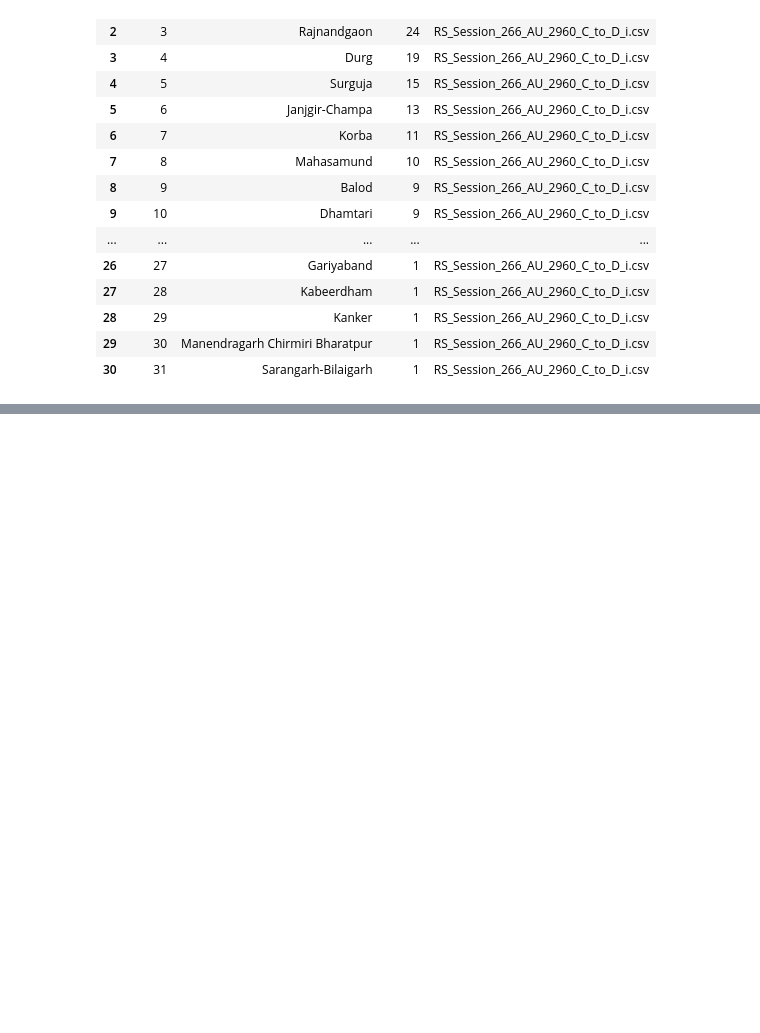
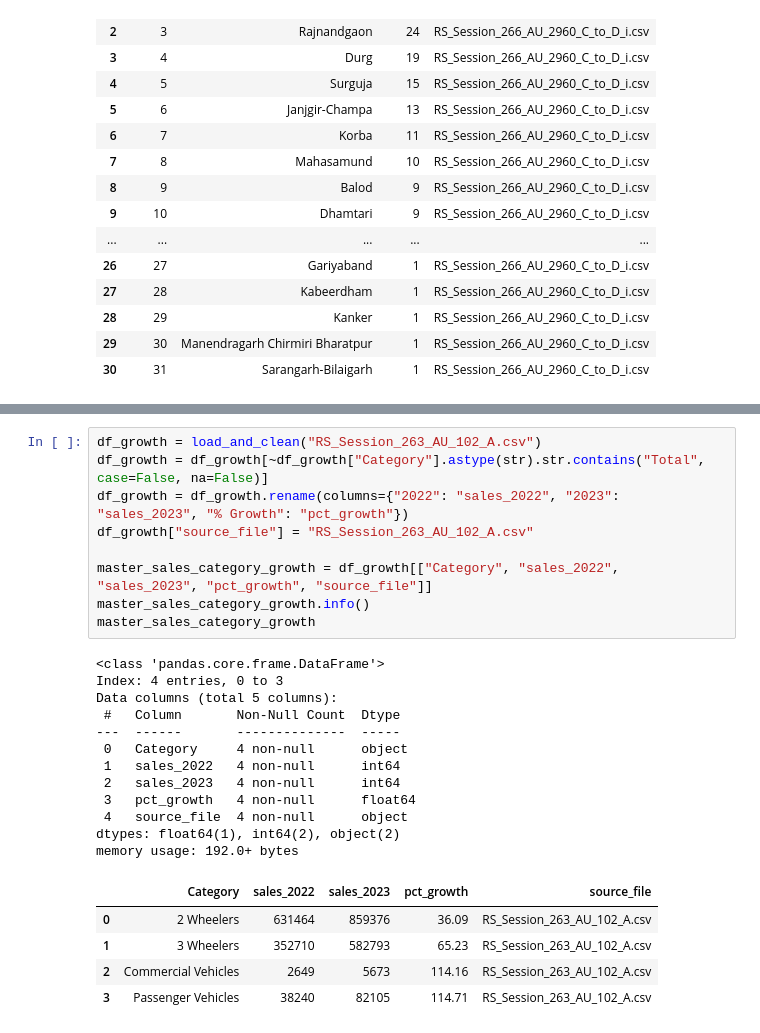
Before and after one commit to RitikaSen27/Automobile-sales-and-EV-adoption-trends, a Jupyter notebook: ev_cleaning.ipynb, the cells around one changed output, grey strips where cells are left out. Saved outputs shown, nothing was run; the diff lists cells and outputs as text; blank space fills up the shorter version.

```diff
--- a/ev_cleaning.ipynb
+++ b/ev_cleaning.ipynb
@@ -916,0 +1224,27 @@ memory usage: 1.2+ KB
+# %%
+df_growth = load_and_clean("RS_Session_263_AU_102_A.csv")
+df_growth = df_growth[~df_growth["Category"].astype(str).str.contains("Total", case=False, na=False)]
+df_growth = df_growth.rename(columns={"2022": "sales_2022", "2023": "sales_2023", "% Growth": "pct_growth"})
+df_growth["source_file"] = "RS_Session_263_AU_102_A.csv"
+
+master_sales_category_growth = df_growth[["Category", "sales_2022", "sales_2023", "pct_growth", "source_file"]]
+master_sales_category_growth.info()
+master_sales_category_growth
+# %% [output]
+<class 'pandas.core.frame.DataFrame'>
+Index: 4 entries, 0 to 3
+Data columns (total 5 columns):
+ #   Column       Non-Null Count  Dtype
+---  ------       --------------  -----
+ 0   Category     4 non-null      object
+ 1   sales_2022   4 non-null      int64
+ 2   sales_2023   4 non-null      int64
+ 3   pct_growth   4 non-null      float64
+ 4   source_file  4 non-null      object
+dtypes: float64(1), int64(2), object(2)
+memory usage: 192.0+ bytes
+|  | Category | sales_2022 | sales_2023 | pct_growth | source_file |
+| 0 | 2 Wheelers | 631464 | 859376 | 36.09 | RS_Session_263_AU_102_A.csv |
+| 1 | 3 Wheelers | 352710 | 582793 | 65.23 | RS_Session_263_AU_102_A.csv |
+| 2 | Commercial Vehicles | 2649 | 5673 | 114.16 | RS_Session_263_AU_102_A.csv |
+| 3 | Passenger Vehicles | 38240 | 82105 | 114.71 | RS_Session_263_AU_102_A.csv |
```
Also changed, not shown: parts of 16 cells of this notebook.
